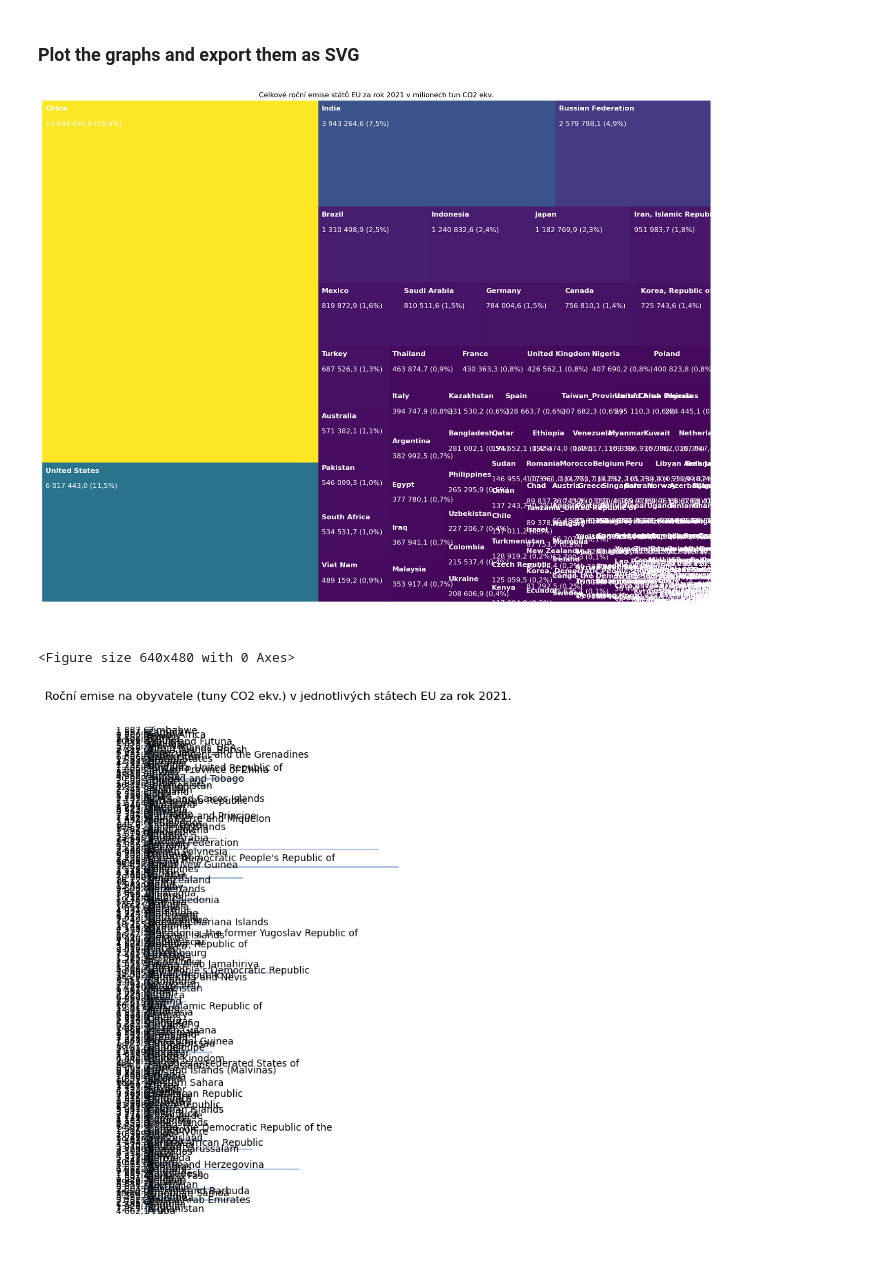
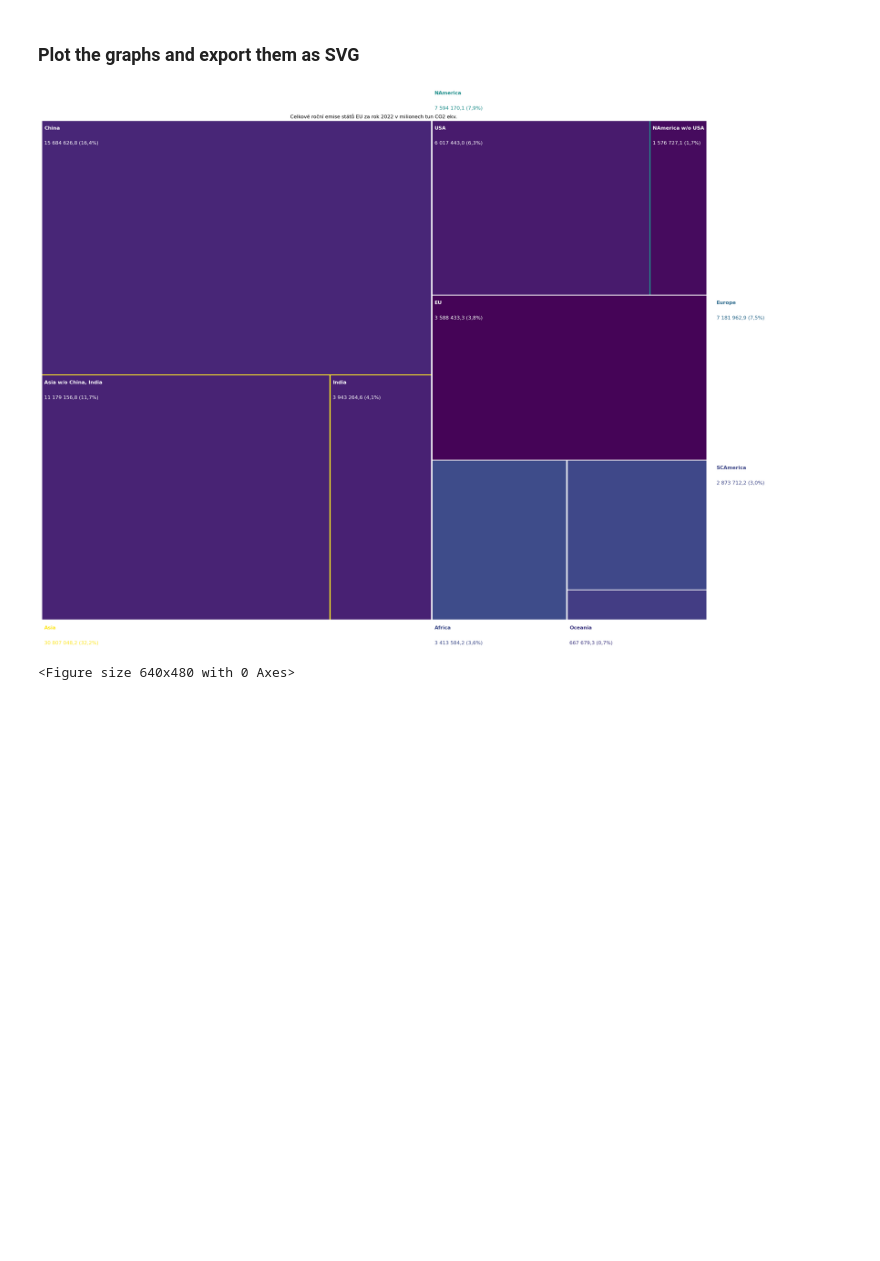
Before and after one commit to faktaoklimatu/data-analysis, a Jupyter notebook: notebooks/emissions/treemap-Global.ipynb, the cells around one changed output. Saved outputs shown, nothing was run; the diff lists cells and outputs as text; code cells hidden in the pictures; blank space fills up the shorter version.

Commit message:
Cleanup code and update graph

```diff
--- a/notebooks/emissions/treemap-Global.ipynb
+++ b/notebooks/emissions/treemap-Global.ipynb
@@ -164,7 +166,9 @@ def create_geo_aggregations(df, arr):
             + df.loc[df['code'].isin(item['include_codes'])]['population'].sum()
             - df.loc[df['code'].isin(item['exclude_codes'])]['population'].sum()
         ])
-    return geo_group_emissions
+    columns = ['id', 'emissions', 'population']
+    geo_group_emissions_df = pd.DataFrame(geo_group_emissions_array, columns=columns)
+    return geo_group_emissions_df
 
 geo_topology = [
     {'name': 'Europe', 'include_geo_groups': ['Europe'], 'include_codes': [], 'exclude_codes': [], 'subset_of': ''},
@@ -182,13 +186,10 @@ geo_topology = [
     {'name': 'NAmerica w/o USA', 'include_geo_groups': ['NAmerica'], 'include_codes': [], 'exclude_codes': ['USA'], 'subset_of': 'NAmerica'}
 ]
 
-geo_group_emissions_array = create_geo_aggregations(
+geo_group_emissions = create_geo_aggregations(
     emissions,
     geo_topology
 )
-
-columns = ['id', 'emissions', 'population']
-geo_group_emissions = pd.DataFrame(geo_group_emissions_array, columns=columns)
 geo_group_emissions
 # %% [output]
 |  | id | emissions | population |
@@ -238,7 +239,7 @@ In this section, the prepared dataset is used for two subgraphs
 
 ### Code for creating the subgraphs
 # %%
-def _draw_treemap_plot2(year, df, geo_topology):
+def _draw_treemap_plot(year, df, geo_topology):
     cmap = matplotlib.cm.viridis
     mini = min(df['emissions'])
     maxi = max(df['emissions'])
@@ -247,7 +248,7 @@ def _draw_treemap_plot2(year, df, geo_topology):
 
     # Make the figure a bit larger to accommodate a complex graph.
     fig = plt.figure()
-    ax = fig.add_axes([0, 0, 2.5, 2.5])
+    ax = fig.add_axes([0, 0, 3.5, 3.5])
 
     def normalize(parent, norm_x, norm_y, norm_dx, norm_dy, ordered_ids):
         curr_level_names = [v['name'] for v in geo_topology if v['subset_of'] == parent]
@@ -272,12 +273,15 @@ def _draw_treemap_plot2(year, df, geo_topology):
     rects = normalize('', 0, 0, 100, 100, ordered_ids)
     # Squarify puts the largest square on the bottom left. The resulting graph should have it on
     # the top left, thus flip the y-axis.
-    for rect in rects:
+    for rect, ordered_id, color in zip(rects, ordered_ids, colors):
+        # We are applying some extra padding here on each item manually instead of using the ax.bar edge line drawing.
+        # This way, the area between sub-items is colored with the parent's color instead of being overwriten with the edge color.
+        # This makes grouping by color clearer.
         rect["y"] = 100 - rect["y"] - rect["dy"]
-
-    ax.bar([rect["x"] for rect in rects], [rect["dy"] for rect in rects],
-           width=[rect["dx"] for rect in rects], bottom=[rect["y"] for rect in rects],
-           color=colors, label=ordered_ids, align="edge")
+        padding = 0.2
+        ax.bar(rect["x"] + padding, rect["dy"] - padding,
+           width=rect["dx"] - padding, bottom=rect["y"] + padding,
+           color=color, label=ordered_id, align="edge")
 
     # Print the labels of countries and their emission summary
     pad_x = 0.5
@@ -329,7 +333,3 @@ def _draw_treemap_plot2(year, df, geo_topology):
     plt.savefig("output-Global-treemap.svg")
     plt.show()
     plt.clf()
-    return rects
-
-result = _draw_treemap_plot2(2022, geo_group_emissions, geo_topology)
-result
@@ -427,9 +354,8 @@ def _draw_barh_plot(year, df):
 ### Plot the graphs and export them as SVG
 # %%
 # draw plots
-_draw_treemap_plot(YEAR, emissions, geo_topology)
-_draw_barh_plot(YEAR, emissions)
+_draw_treemap_plot(2022, geo_group_emissions, geo_topology)
+#_draw_barh_plot(YEAR, emissions)
 # %% [output]
-[figure, old version]
+[figure, new version]
 <Figure size 640x480 with 0 Axes>
-[figure, removed]
```
Also changed, not shown: parts of 10 cells of this notebook.
